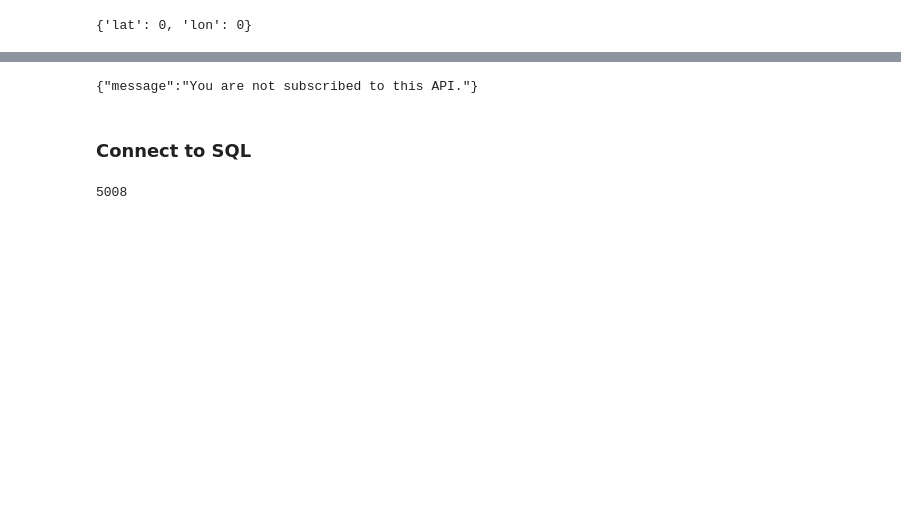
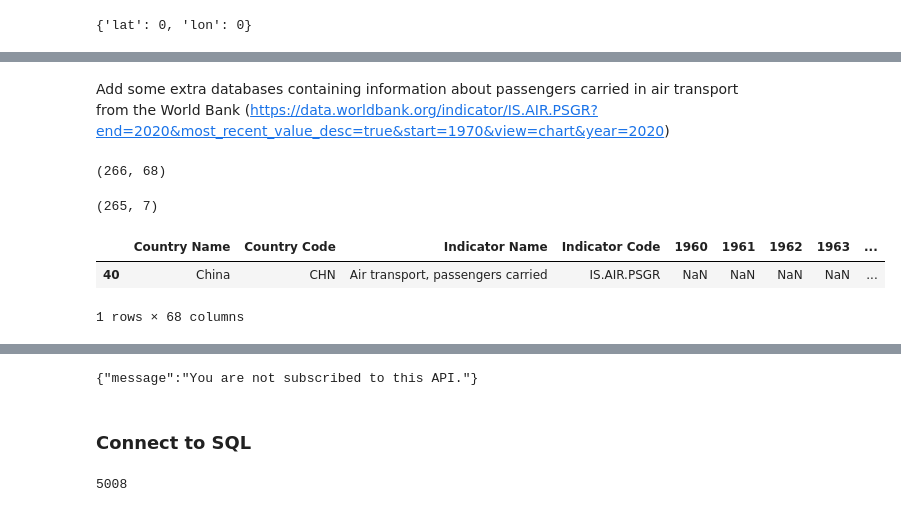
Before and after one commit to acidminded95/henry_PI_Data_Analytics, a Jupyter notebook: test.ipynb, the cells around one changed output, grey strips where cells are left out. Saved outputs shown, nothing was run; the diff lists cells and outputs as text; code cells hidden in the pictures; blank space fills up the shorter version.

```diff
--- a/test.ipynb
+++ b/test.ipynb
@@ -528,0 +652,29 @@ df2.head()
+# %% [markdown]
+Add some extra databases containing information about passengers carried in air transport from the World Bank (https://data.worldbank.org/indicator/IS.AIR.PSGR?end=2020&most_recent_value_desc=true&start=1970&view=chart&year=2020)
+# %%
+def countrycode_a2(val):
+    try:
+        new_val = pycountry.countries.get(alpha_3=val).alpha_2.lower()
+    except AttributeError:
+        new_val = 'ERROR'
+    return new_val
+# %%
+# Passengers per year dataframe
+ppy_df = pd.read_csv('.\datasets\API_IS.AIR.PSGR_DS2_en_csv_v2_4700545.csv',skiprows=4)
+ppy_df['country_code_a2'] = ppy_df['Country Code'].apply(countrycode_a2)
+ppy_df.shape
+# %% [output]
+(266, 68)
+# %%
+# Country information dataframe
+country_info = pd.read_csv('.\datasets\Metadata_Country_API_IS.AIR.PSGR_DS2_en_csv_v2_4700545.csv')
+country_info['country_code_a2'] = country_info['Country Code'].apply(countrycode_a2)
+country_info.shape
+# %% [output]
+(265, 7)
+# %%
+ppy_df.loc[ppy_df.country_code_a2 == 'cn']
+# %% [output]
+|  | Country Name | Country Code | Indicator Name | Indicator Code | 1960 | 1961 | 1962 | 1963 | ... |
+| 40 | China | CHN | Air transport, passengers carried | IS.AIR.PSGR | NaN | NaN | NaN | NaN | ... |
+1 rows × 68 columns
```
Also changed, not shown: parts of 50 cells of this notebook, 3 other files.
